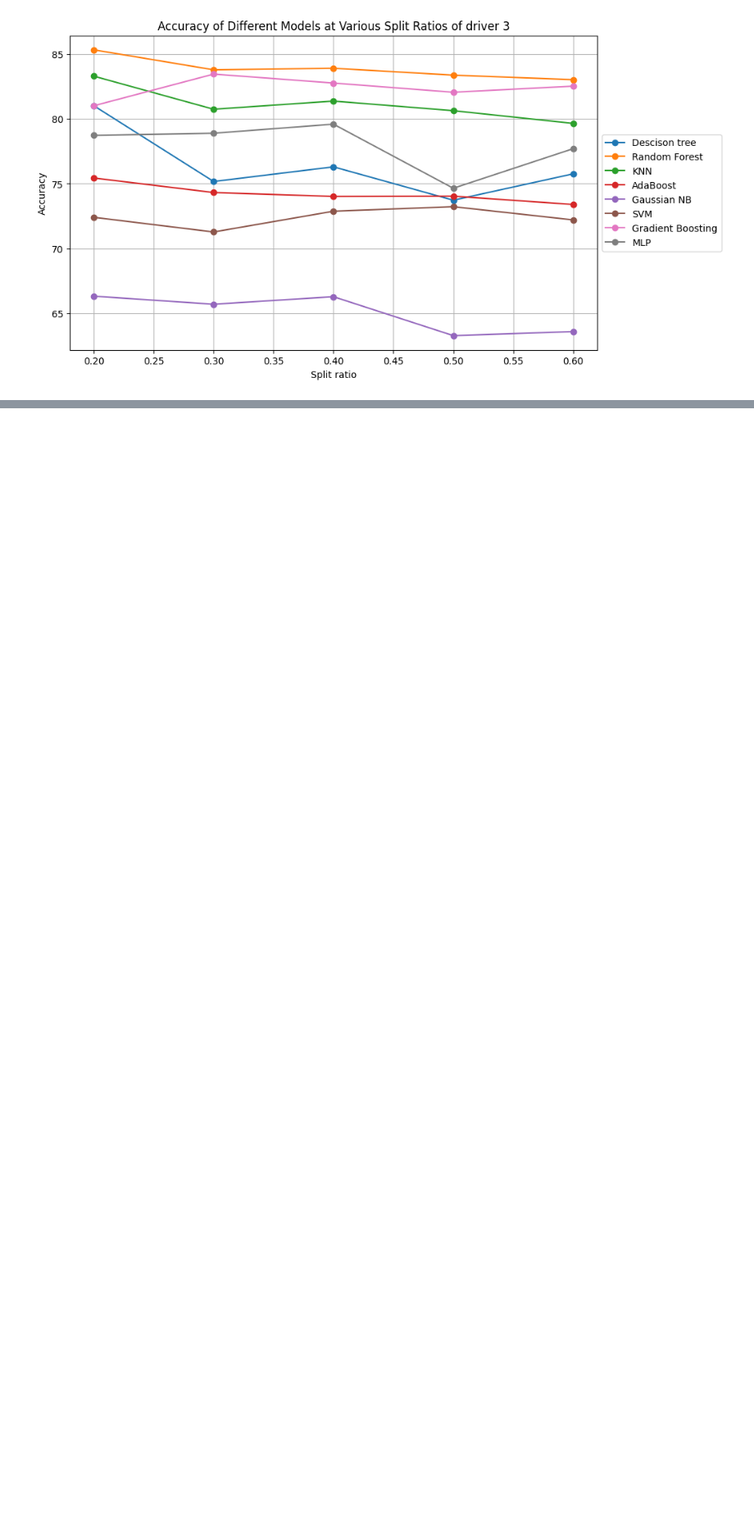
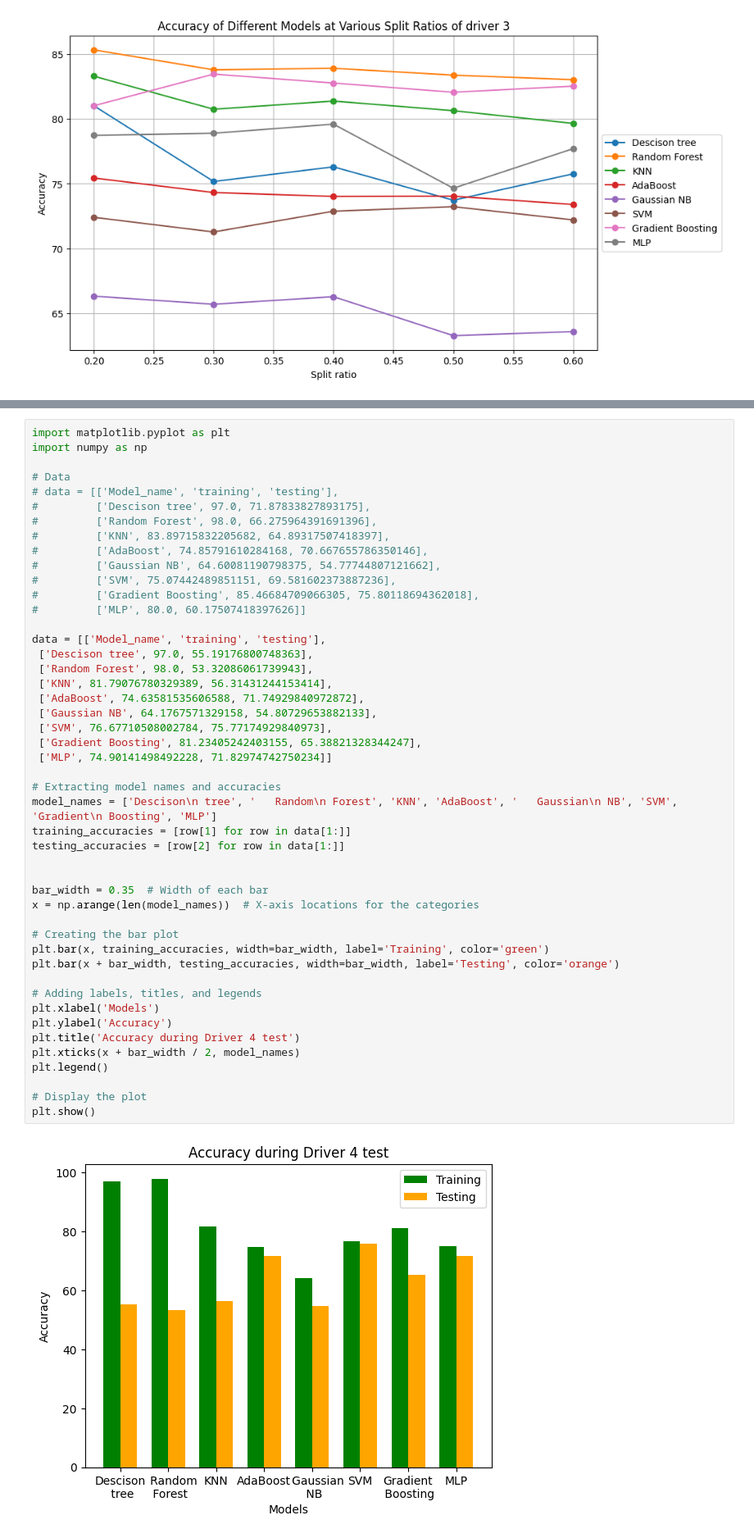
Before and after one commit to YamanSahu/MTP-Work, a Jupyter notebook: data_analysis.ipynb, the cells around one changed output, grey strips where cells are left out. Shown: that part at 82% size. Cells and saved outputs as stored; diff of their text form; blank space fills up the shorter version.

```diff
--- a/data_analysis.ipynb
+++ b/data_analysis.ipynb
@@ -416,6 +416,55 @@ plt.legend()
 plt.show()
 # %% [output]
 [figure]
+# %%
+import matplotlib.pyplot as plt
+import numpy as np
+
+# Data
+# data = [['Model_name', 'training', 'testing'],
+#         ['Descison tree', 97.0, 71.87833827893175],
+#         ['Random Forest', 98.0, 66.275964391691396],
+#         ['KNN', 83.89715832205682, 64.89317507418397],
+#         ['AdaBoost', 74.85791610284168, 70.667655786350146],
+#         ['Gaussian NB', 64.60081190798375, 54.77744807121662],
+#         ['SVM', 75.07442489851151, 69.581602373887236],
+#         ['Gradient Boosting', 85.46684709066305, 75.80118694362018],
+#         ['MLP', 80.0, 60.17507418397626]]
+
+data = [['Model_name', 'training', 'testing'],
+ ['Descison tree', 97.0, 55.19176800748363],
+ ['Random Forest', 98.0, 53.32086061739943],
+ ['KNN', 81.79076780329389, 56.31431244153414],
+ ['AdaBoost', 74.63581535606588, 71.74929840972872],
+ ['Gaussian NB', 64.1767571329158, 54.80729653882133],
+ ['SVM', 76.67710508002784, 75.77174929840973],
+ ['Gradient Boosting', 81.23405242403155, 65.38821328344247],
+ ['MLP', 74.90141498492228, 71.82974742750234]]
+
+# Extracting model names and accuracies
+model_names = ['Descison\n tree', '   Random\n Forest', 'KNN', 'AdaBoost', '   Gaussian\n NB', 'SVM', 'Gradient\n Boosting', 'MLP']
+training_accuracies = [row[1] for row in data[1:]]
+testing_accuracies = [row[2] for row in data[1:]]
+
+
+bar_width = 0.35  # Width of each bar
+x = np.arange(len(model_names))  # X-axis locations for the categories
+
+# Creating the bar plot
+plt.bar(x, training_accuracies, width=bar_width, label='Training', color='green')
+plt.bar(x + bar_width, testing_accuracies, width=bar_width, label='Testing', color='orange')
+
+# Adding labels, titles, and legends
+plt.xlabel('Models')
+plt.ylabel('Accuracy')
+plt.title('Accuracy during Driver 4 test')
+plt.xticks(x + bar_width / 2, model_names)
+plt.legend()
+
+# Display the plot
+plt.show()
+# %% [output]
+[figure, added]
 # %%
 import matplotlib.pyplot as plt
 import numpy as np
```
Also changed, not shown: parts of 3 cells of this notebook, 35 other files.
